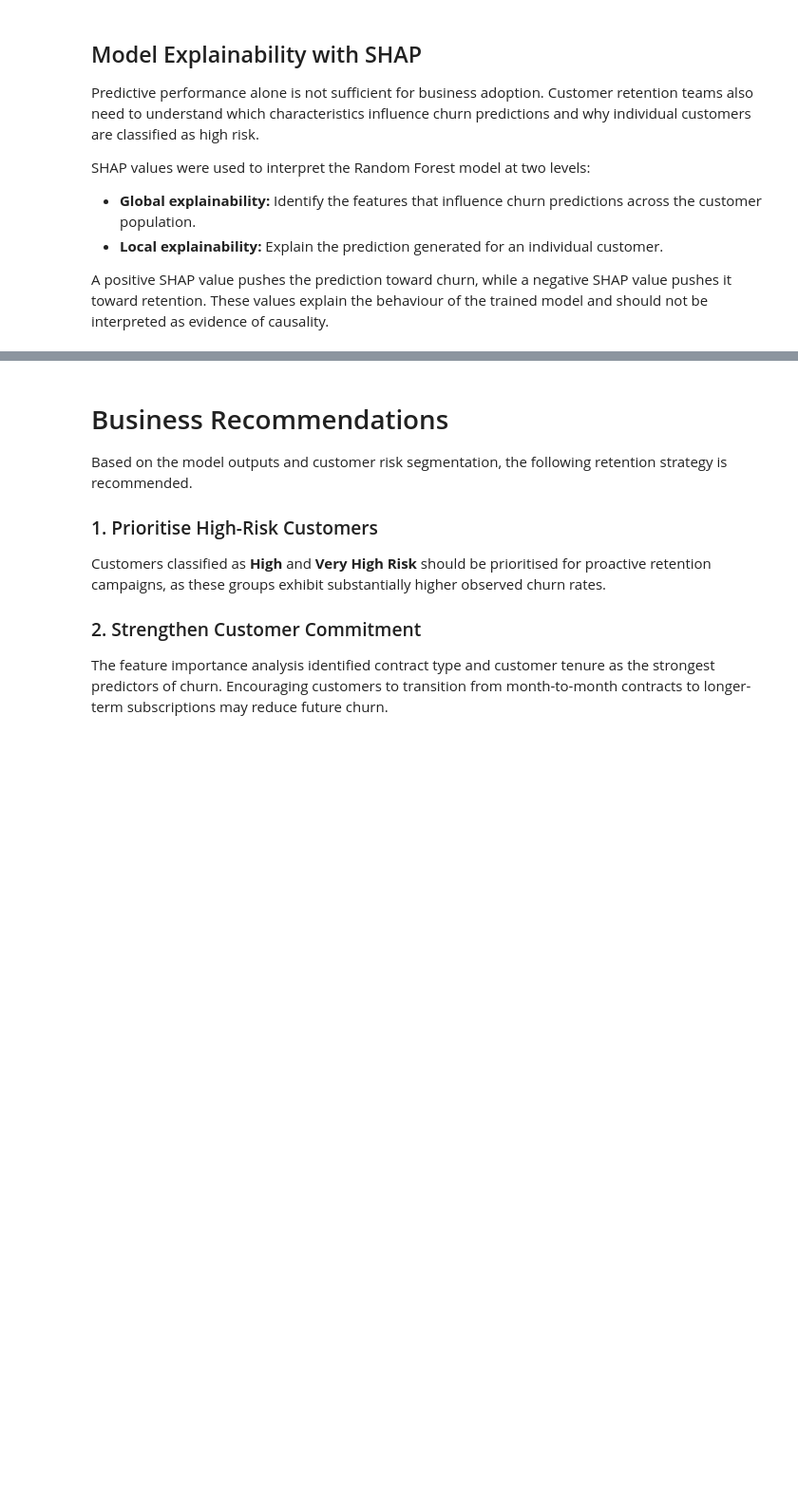
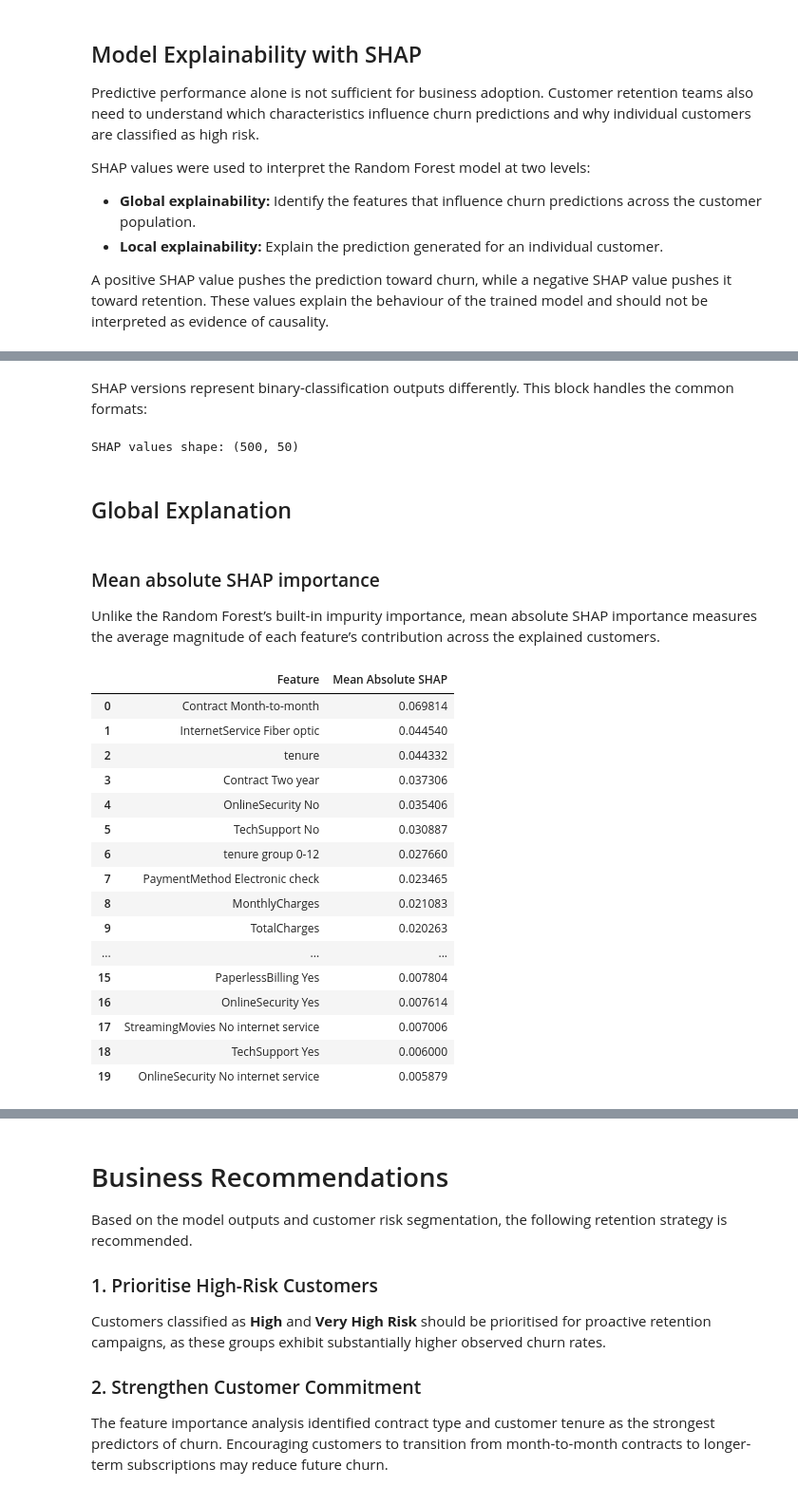
Before and after one commit to Saptaparnineogi/Customer-Churn-Risk-Assessment-and-Retention-Analytics, a Jupyter notebook: notebooks/03_Model_Evaluation_and_Business_Insights.ipynb.ipynb, the cells around one changed output, grey strips where cells are left out. Shown at 95% size. Saved outputs shown, nothing was run; the diff lists cells and outputs as text; code cells hidden in the pictures; blank space fills up the shorter version.

```diff
--- a/notebooks/03_Model_Evaluation_and_Business_Insights.ipynb.ipynb
+++ b/notebooks/03_Model_Evaluation_and_Business_Insights.ipynb.ipynb
@@ -495,0 +543,55 @@ Successfully installed cloudpickle-3.1.2 llvmlite-0.48.0 numba-0.66.0 shap-0.51.
+# %% [markdown]
+SHAP versions represent binary-classification outputs differently. This block handles the common formats:
+# %%
+if isinstance(raw_shap_values, list):
+    # Older versions: one array per class
+    churn_shap_values = raw_shap_values[1]
+
+elif isinstance(raw_shap_values, np.ndarray) and raw_shap_values.ndim == 3:
+    # Newer versions: samples × features × classes
+    churn_shap_values = raw_shap_values[:, :, 1]
+
+else:
+    # Single-output representation
+    churn_shap_values = raw_shap_values
+
+print("SHAP values shape:", churn_shap_values.shape)
+# %% [output]
+SHAP values shape: (500, 50)
+# %% [markdown]
+## Global Explanation
+# %% [markdown]
+### Mean absolute SHAP importance
+
+Unlike the Random Forest’s built-in impurity importance, mean absolute SHAP importance measures the average magnitude of each feature’s contribution across the explained customers.
+# %%
+shap_importance = pd.DataFrame({
+    "Feature": X_explain.columns,
+    "Mean Absolute SHAP": np.abs(churn_shap_values).mean(axis=0)
+})
+
+shap_importance = (
+    shap_importance
+    .sort_values("Mean Absolute SHAP", ascending=False)
+    .reset_index(drop=True)
+)
+
+shap_importance.head(20)
+# %% [output]
+|  | Feature | Mean Absolute SHAP |
+| 0 | Contract Month-to-month | 0.069814 |
+| 1 | InternetService Fiber optic | 0.044540 |
+| 2 | tenure | 0.044332 |
+| 3 | Contract Two year | 0.037306 |
+| 4 | OnlineSecurity No | 0.035406 |
+| 5 | TechSupport No | 0.030887 |
+| 6 | tenure group 0-12 | 0.027660 |
+| 7 | PaymentMethod Electronic check | 0.023465 |
+| 8 | MonthlyCharges | 0.021083 |
+| 9 | TotalCharges | 0.020263 |
+| ... | ... | ... |
+| 15 | PaperlessBilling Yes | 0.007804 |
+| 16 | OnlineSecurity Yes | 0.007614 |
+| 17 | StreamingMovies No internet service | 0.007006 |
+| 18 | TechSupport Yes | 0.006000 |
+| 19 | OnlineSecurity No internet service | 0.005879 |
```
Also changed, not shown: parts of 12 cells of this notebook.
